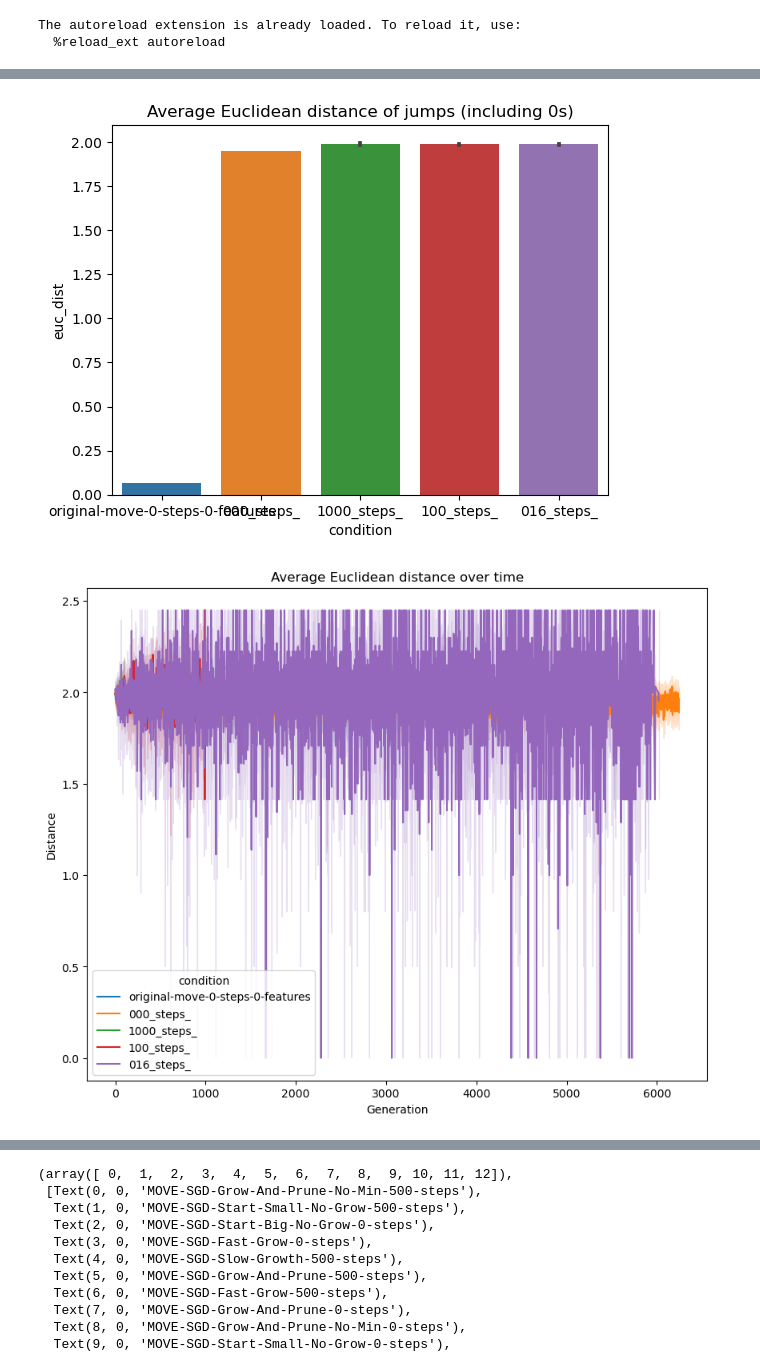
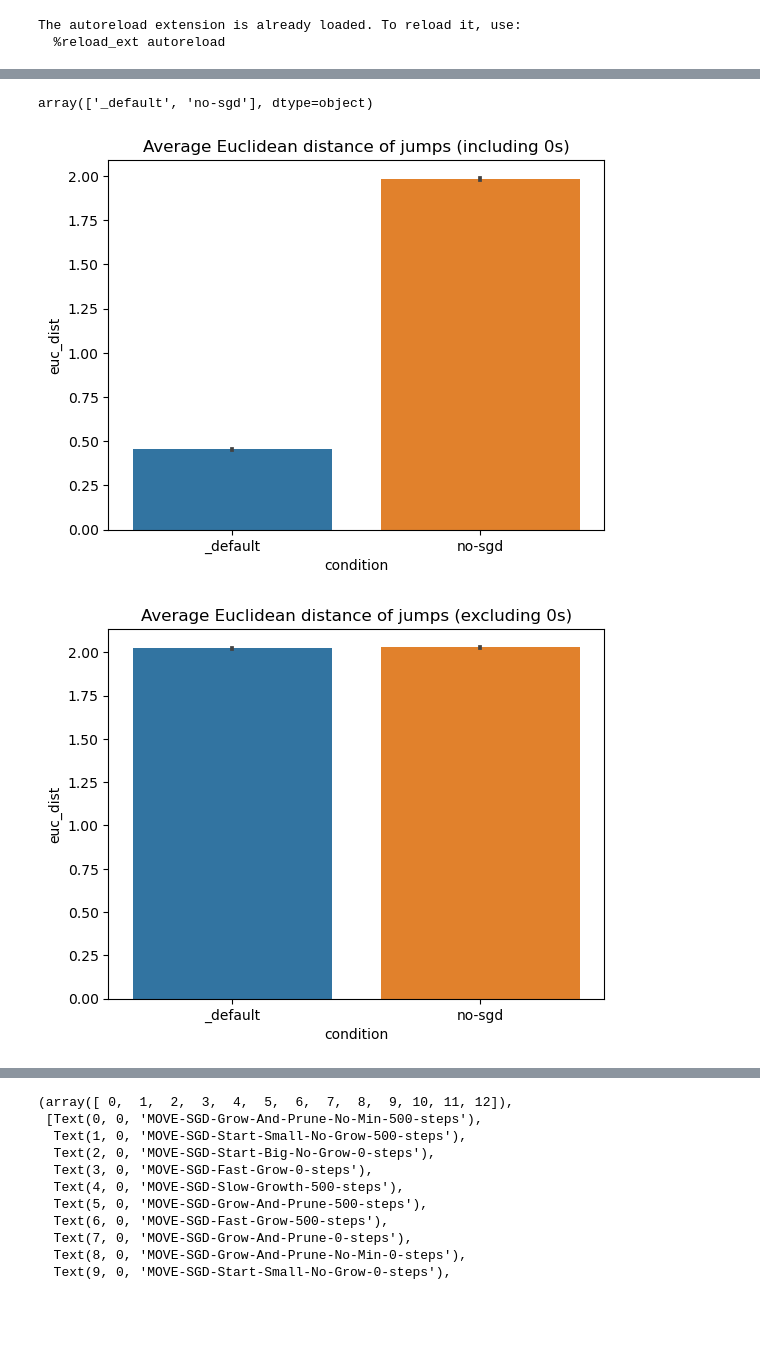
Before and after one commit to uvm-neurobotics-lab/MOVE, a Jupyter notebook: analysis/euc_distance.ipynb, the cells around one changed output, grey strips where cells are left out. Drawn from its saved outputs; the diff is of its cells as text; code cells hidden in the pictures; blank space fills up the shorter version.

Commit message:
Set up simplified euclidean distance experiment

```diff
--- a/analysis/euc_distance.ipynb
+++ b/analysis/euc_distance.ipynb
@@ -10,8 +10,9 @@ The autoreload extension is already loaded. To reload it, use:
 # %%
 
 # results_path = "../../results/gecco-24/sgd-steps"
-results_path = "../../results/telo-24-growth"
+results_path = "../results/_default"
 
+FORCE_RELOAD = True
 
 if not os.path.exists(results_path):
     print(f"Results path {results_path} does not exist")
@@ -415,21 +381,24 @@ plot_euc_distance_time(euc_df)
+# %%
+euc_df['condition'].unique()
+# %% [output]
+array(['_default', 'no-sgd'], dtype=object)
 # %%
 # compare average jump euc distance
 # get the average jump distance for each run
 
 # avg_jump_dists = all_jump_dists.groupby(['condition', 'run']).mean().reset_index()
 
 sns.barplot(data=euc_df, x='condition', y='euc_dist')
 plt.title("Average Euclidean distance of jumps (including 0s)")
+plt.show()
 
+
+sns.barplot(data=euc_df[euc_df['euc_dist'] > 0], x='condition', y='euc_dist')
+plt.title("Average Euclidean distance of jumps (excluding 0s)")
 plt.show()
 # %% [output]
-[figure, old version]
+[figure, new version]
+[figure, added]
-# %%
-
-# exclude 0s
-plot_euc_distance_time(euc_df[euc_df['replace'] > 0])
-# %% [output]
-[figure, removed]
 # %%
 import seaborn as sns
 import matplotlib.pyplot as plt
```
Also changed, not shown: parts of 17 cells of this notebook, 7 other files.
